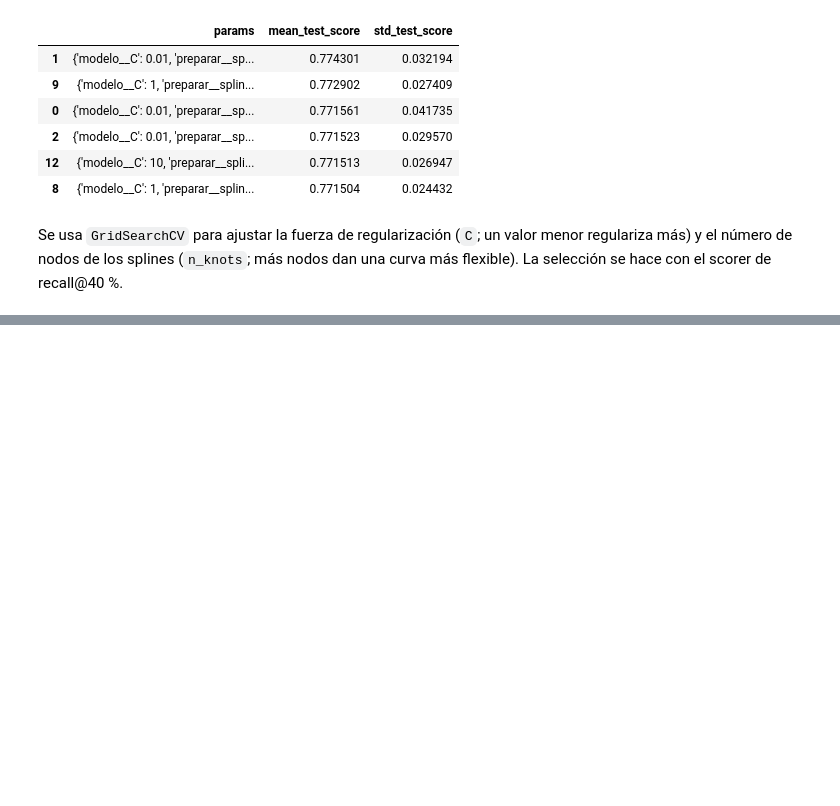
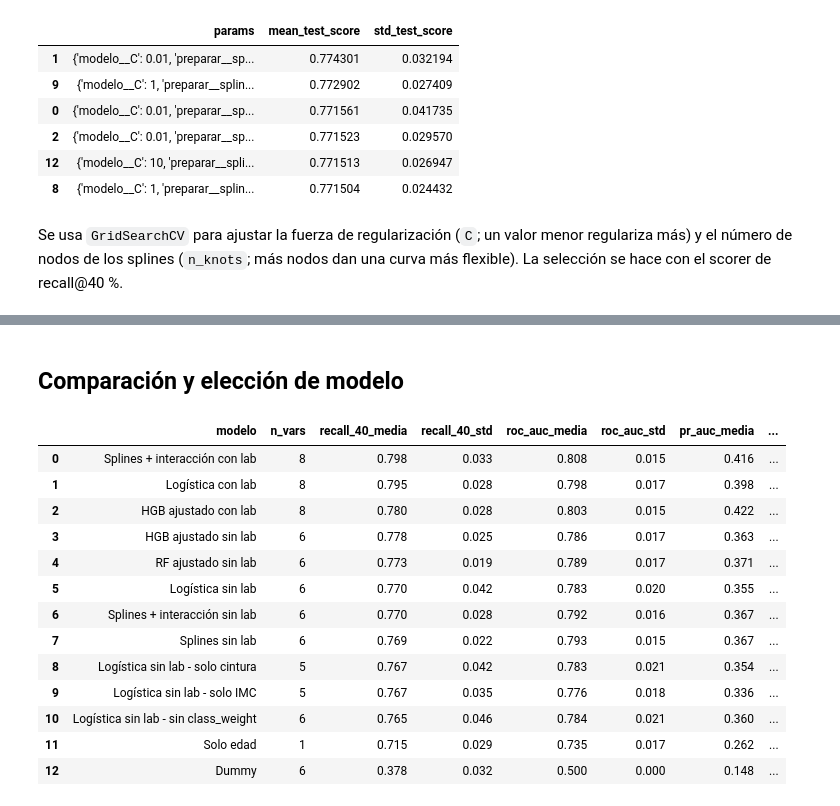
Before and after one commit to Alixguti9620/MIAD-DSA-Metabolic-Health-Explorer, a Jupyter notebook: scripts/07_modelos_iniciales_v1.ipynb, the cells around one changed output, grey strips where cells are left out. Cells and saved outputs as stored; diff of their text form; code cells hidden in the pictures; blank space fills up the shorter version.

```diff
--- a/scripts/07_modelos_iniciales_v1.ipynb
+++ b/scripts/07_modelos_iniciales_v1.ipynb
@@ -412,0 +536,25 @@ Se usa `GridSearchCV` para ajustar la fuerza de regularización (`C`; un valor m
+# %% [markdown]
+## Comparación y elección de modelo
+# %%
+tabla = (pd.DataFrame(resultados)
+           .drop_duplicates(subset="modelo", keep="last")
+           .sort_values("recall_40_media", ascending=False)
+           .reset_index(drop=True))
+
+tabla["supera_meta"] = tabla["recall_40_media"] >= 0.75
+tabla.round(3)
+# %% [output]
+|  | modelo | n_vars | recall_40_media | recall_40_std | roc_auc_media | roc_auc_std | pr_auc_media | ... |
+| 0 | Splines + interacción con lab | 8 | 0.798 | 0.033 | 0.808 | 0.015 | 0.416 | ... |
+| 1 | Logística con lab | 8 | 0.795 | 0.028 | 0.798 | 0.017 | 0.398 | ... |
+| 2 | HGB ajustado con lab | 8 | 0.780 | 0.028 | 0.803 | 0.015 | 0.422 | ... |
+| 3 | HGB ajustado sin lab | 6 | 0.778 | 0.025 | 0.786 | 0.017 | 0.363 | ... |
+| 4 | RF ajustado sin lab | 6 | 0.773 | 0.019 | 0.789 | 0.017 | 0.371 | ... |
+| 5 | Logística sin lab | 6 | 0.770 | 0.042 | 0.783 | 0.020 | 0.355 | ... |
+| 6 | Splines + interacción sin lab | 6 | 0.770 | 0.028 | 0.792 | 0.016 | 0.367 | ... |
+| 7 | Splines sin lab | 6 | 0.769 | 0.022 | 0.793 | 0.015 | 0.367 | ... |
+| 8 | Logística sin lab - solo cintura | 5 | 0.767 | 0.042 | 0.783 | 0.021 | 0.354 | ... |
+| 9 | Logística sin lab - solo IMC | 5 | 0.767 | 0.035 | 0.776 | 0.018 | 0.336 | ... |
+| 10 | Logística sin lab - sin class_weight | 6 | 0.765 | 0.046 | 0.784 | 0.021 | 0.360 | ... |
+| 11 | Solo edad | 1 | 0.715 | 0.029 | 0.735 | 0.017 | 0.262 | ... |
+| 12 | Dummy | 6 | 0.378 | 0.032 | 0.500 | 0.000 | 0.148 | ... |
```
Also changed, not shown: parts of 25 cells of this notebook.
